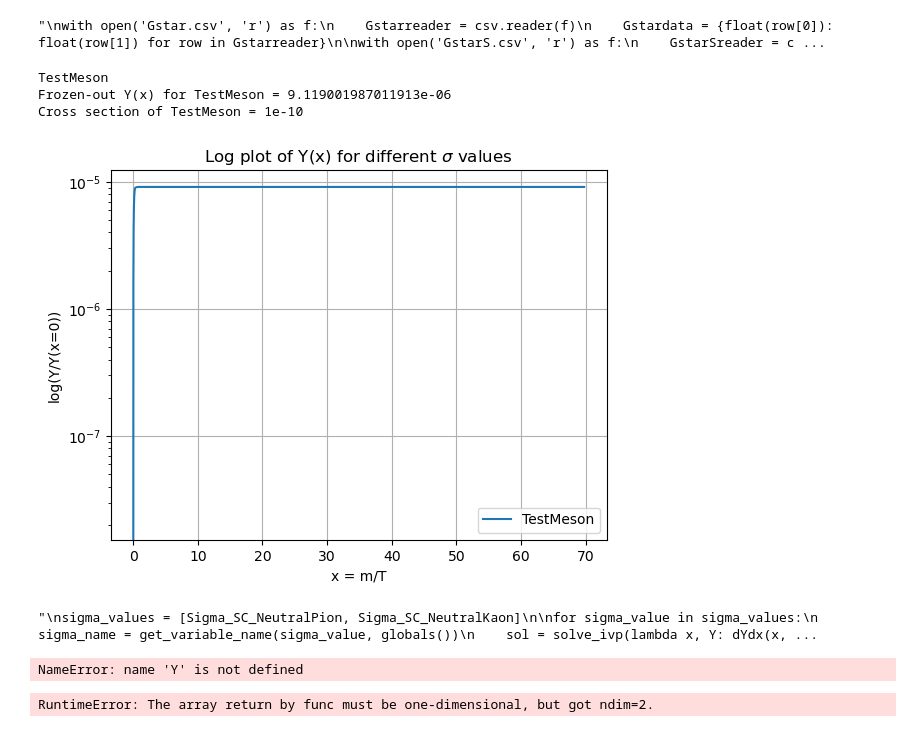
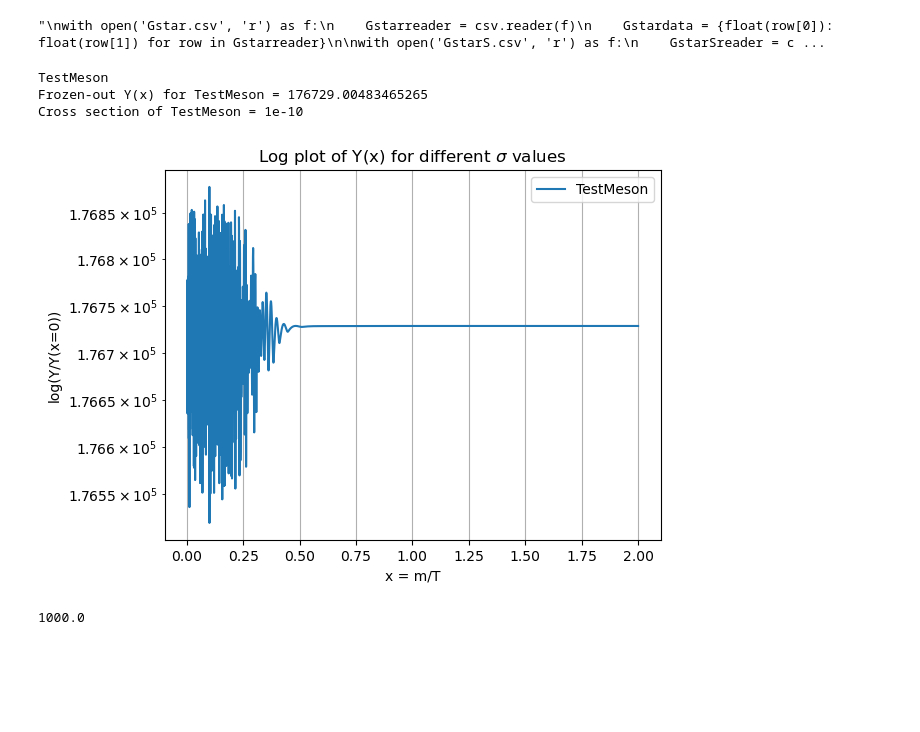
Before and after one commit to IgalPress/Thesis, a Jupyter notebook: FreezeOutCode.ipynb, the cells around one changed output. Drawn from its saved outputs; the diff is of its cells as text; code cells hidden in the pictures; blank space fills up the shorter version.

```diff
--- a/FreezeOutCode.ipynb
+++ b/FreezeOutCode.ipynb
@@ -27,45 +27,45 @@ with open('GstarS.csv', 'r') as f:
 %run FreezeOutFunctions.ipynb
 %run CrossSectionFunctions.ipynb
 
-Y0 = [0]
-x_min = 0.01
-x_max = 100
+Y0 = [176729]
+x_min = 0.002
+x_max = 2
 x_span = (x_min, x_max)
-x_eval = np.linspace(x_min, x_max, 500000)
+x_eval = np.linspace(x_min, x_max, 5000)
 
 # THE STRING ENCLOSED WITHIN THE "" IS TELLING THE CODE WHAT RATIO TO USE REGARDLESS OF WHAT VARIABLE YOU PASS THROUGH NEXT
 sigma_values = {
     "TestMeson": Sigma_Meson,
     #"TestBaryon": Sigma_Baryon
 }
 
 for particle, sigma_value in sigma_values.items():
     sol = solve_ivp(lambda x, Y: dYdx(x, Y, sigma_value, particle), x_span, Y0, t_eval=x_eval)
     print(particle)
 
     # Number of frozen-out DM particles
     Y_frozen = sol.y[0, -1]
     print(f'Frozen-out Y(x) for {particle} = {Y_frozen}')
     print(f'Cross section of {particle} = {sigma_value}')
 
     plt.plot(sol.t, sol.y[0], label=f'{particle}')
 
 # Plot configurations
 plt.yscale('log')
 #plt.xscale('log')
 plt.xlabel('x = m/T')
 plt.ylabel('log(Y/Y(x=0))')
 plt.title('Log plot of Y(x) for different $\sigma$ values')
 plt.legend()
 plt.grid(True)
 #plt.savefig('DifferentSigmaSValues.png', facecolor='w')
 
 plt.show()
 # %% [output]
 TestMeson
-Frozen-out Y(x) for TestMeson = 9.119001987011913e-06
+Frozen-out Y(x) for TestMeson = 176729.00483465265
 Cross section of TestMeson = 1e-10
-[figure, old version]
+[figure, new version]
 # %%
 """
 sigma_values = [Sigma_SC_NeutralPion, Sigma_SC_NeutralKaon]
@@ -80,18 +80,6 @@ for sigma_value in sigma_values:
 
     plt.plot(sol.t, sol.y[0], label=f'{sigma_name} = {sigma_value}')
 """
+print(Test_meson)
 # %% [output]
-"\nsigma_values = [Sigma_SC_NeutralPion, Sigma_SC_NeutralKaon]\n\nfor sigma_value in sigma_values:\n    sigma_name = get_variable_name(sigma_value, globals())\n    sol = solve_ivp(lambda x, Y: dYdx(x, ...
+1000.0
-# %%
-from scipy.integrate import odeint
-
-for x in x_eval:
-    y = odeint(dYdx(x,Y,sigma_value,particle),Y0,x_eval)
-# %% [output]
-NameError: name 'Y' is not defined
-# %%
-Y0 = np.array([1.0])
-Y = odeint(dYdx, Y0, x_eval, args=(sigma_value, particle))
-Y = Y[:, 0]
-# %% [output]
-RuntimeError: The array return by func must be one-dimensional, but got ndim=2.
```
Also changed, not shown: parts of 2 cells of this notebook, 2 other files.
